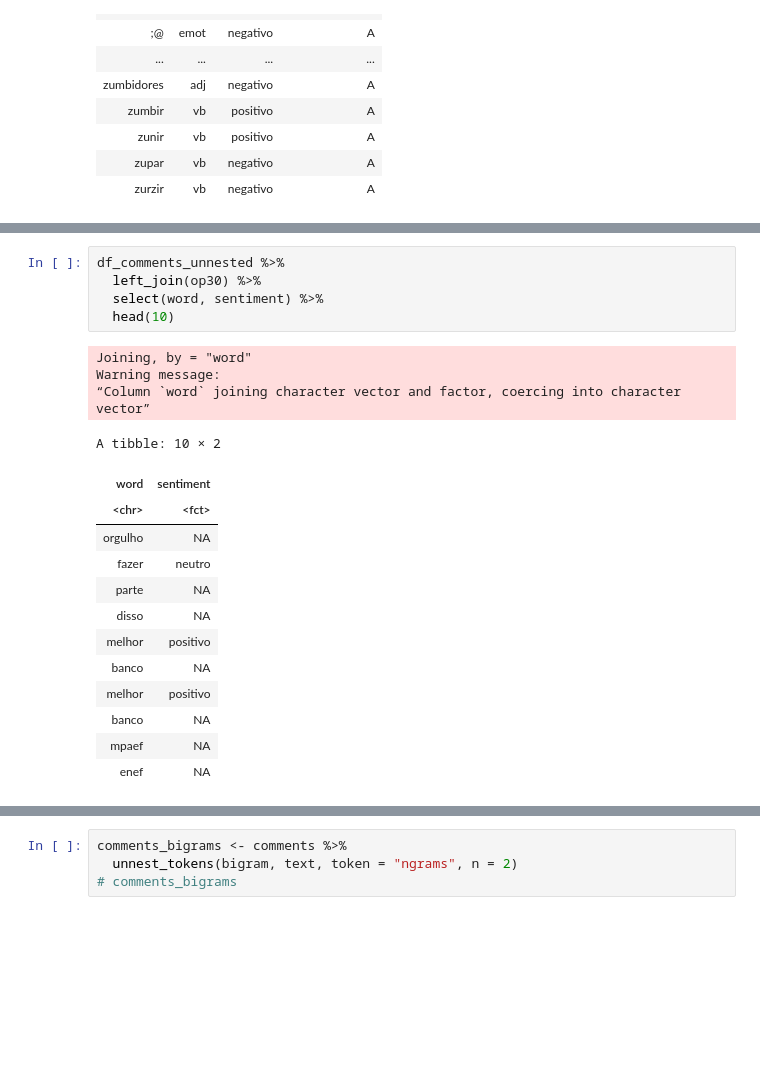
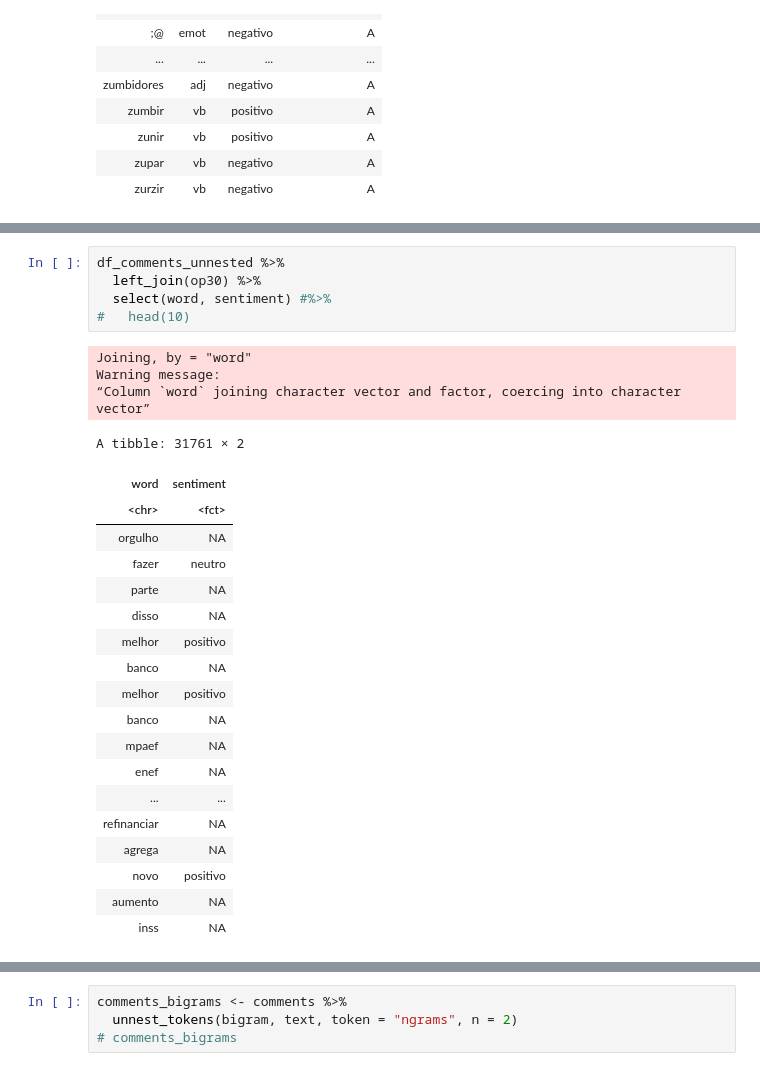
Before and after one commit to brendasalenave/data_analysis_fb, a Jupyter notebook: analise_polaridade.ipynb, the cells around one changed output, grey strips where cells are left out. Saved outputs shown, nothing was run; the diff lists cells and outputs as text; blank space fills up the shorter version.

```diff
--- a/analise_polaridade.ipynb
+++ b/analise_polaridade.ipynb
@@ -357,23 +315,29 @@ A tibble: 31733 × 1
 # %%
 df_comments_unnested %>%
   left_join(op30) %>%
-  select(word, sentiment) %>%
-  head(10)
+  select(word, sentiment) #%>%
+#   head(10)
 # %% [output]
 Joining, by = "word"
 Warning message:
 “Column `word` joining character vector and factor, coercing into character vector”
-A tibble: 10 × 2
+A tibble: 31761 × 2
 | word | sentiment |
 | <chr> | <fct> |
 | orgulho | NA |
 | fazer | neutro |
 | parte | NA |
 | disso | NA |
 | melhor | positivo |
 | banco | NA |
 | melhor | positivo |
 | banco | NA |
 | mpaef | NA |
 | enef | NA |
+| ... | ... |
+| refinanciar | NA |
+| agrega | NA |
+| novo | positivo |
+| aumento | NA |
+| inss | NA |
 # %%
```
Also changed, not shown: parts of 23 cells of this notebook.
